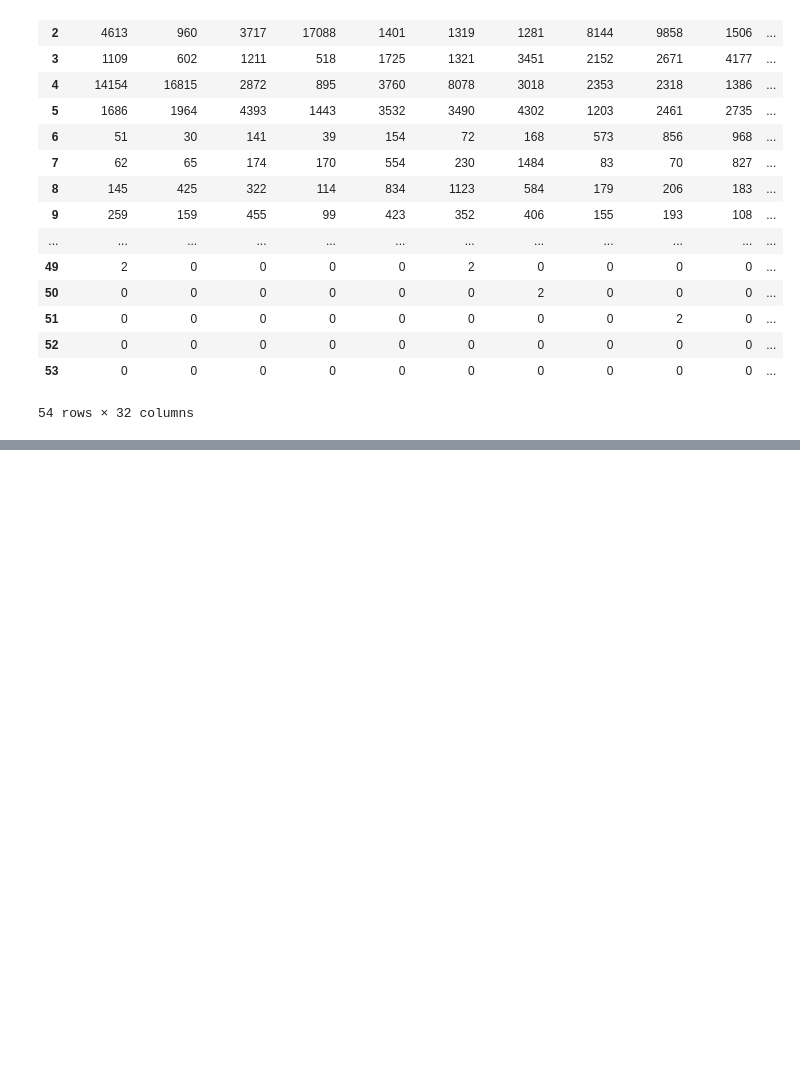
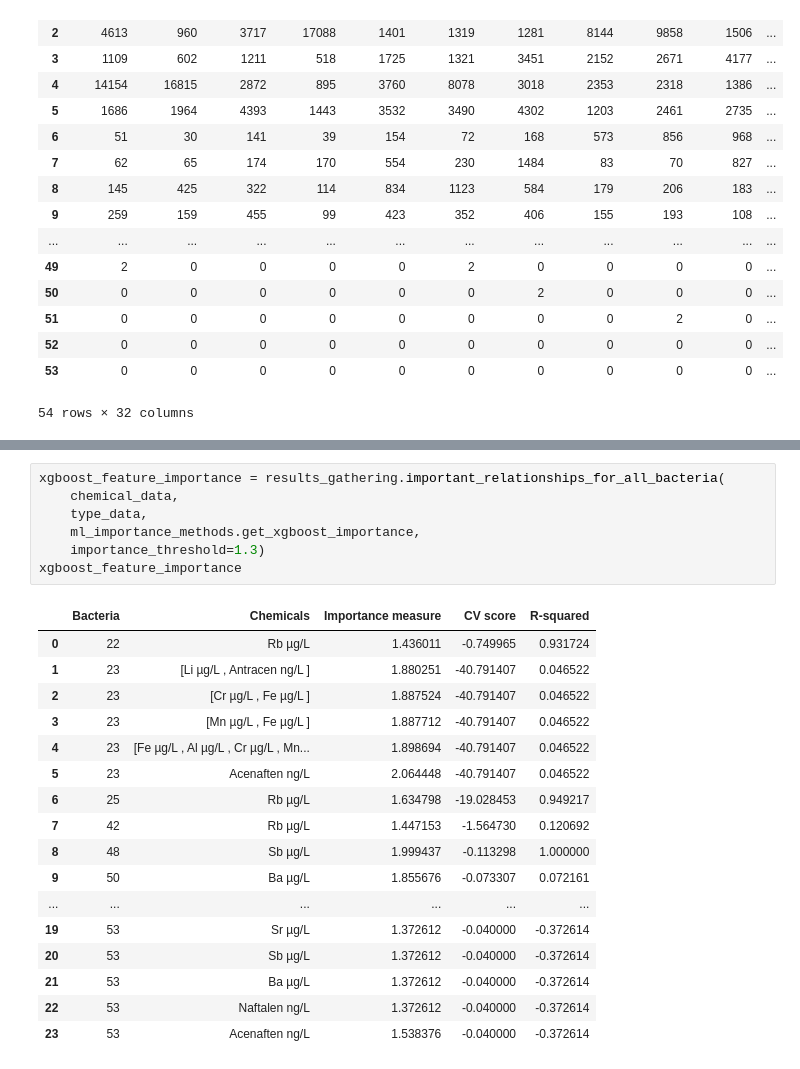
Before and after one commit to melehean/Bioinformatics-Project, a Jupyter notebook: type_analysis.ipynb, the cells around one changed output, grey strips where cells are left out. Drawn from its saved outputs; the diff is of its cells as text; blank space fills up the shorter version.

```diff
--- a/type_analysis.ipynb
+++ b/type_analysis.ipynb
@@ -119,0 +77,25 @@ ml_methods.get_results_for_all_bacteria(
+# %%
+xgboost_feature_importance = results_gathering.important_relationships_for_all_bacteria(
+    chemical_data,
+    type_data,
+    ml_importance_methods.get_xgboost_importance,
+    importance_threshold=1.3)
+xgboost_feature_importance
+# %% [output]
+|  | Bacteria | Chemicals | Importance measure | CV score | R-squared |
+| 0 | 22 | Rb µg/L | 1.436011 | -0.749965 | 0.931724 |
+| 1 | 23 | [Li µg/L , Antracen ng/L ] | 1.880251 | -40.791407 | 0.046522 |
+| 2 | 23 | [Cr µg/L , Fe µg/L ] | 1.887524 | -40.791407 | 0.046522 |
+| 3 | 23 | [Mn µg/L , Fe µg/L ] | 1.887712 | -40.791407 | 0.046522 |
+| 4 | 23 | [Fe µg/L , Al µg/L , Cr µg/L , Mn... | 1.898694 | -40.791407 | 0.046522 |
+| 5 | 23 | Acenaften ng/L | 2.064448 | -40.791407 | 0.046522 |
+| 6 | 25 | Rb µg/L | 1.634798 | -19.028453 | 0.949217 |
+| 7 | 42 | Rb µg/L | 1.447153 | -1.564730 | 0.120692 |
+| 8 | 48 | Sb µg/L | 1.999437 | -0.113298 | 1.000000 |
+| 9 | 50 | Ba µg/L | 1.855676 | -0.073307 | 0.072161 |
+| ... | ... | ... | ... | ... | ... |
+| 19 | 53 | Sr µg/L | 1.372612 | -0.040000 | -0.372614 |
+| 20 | 53 | Sb µg/L | 1.372612 | -0.040000 | -0.372614 |
+| 21 | 53 | Ba µg/L | 1.372612 | -0.040000 | -0.372614 |
+| 22 | 53 | Naftalen ng/L | 1.372612 | -0.040000 | -0.372614 |
+| 23 | 53 | Acenaften ng/L | 1.538376 | -0.040000 | -0.372614 |
```
Also changed, not shown: parts of 7 cells of this notebook, 5 other files.
